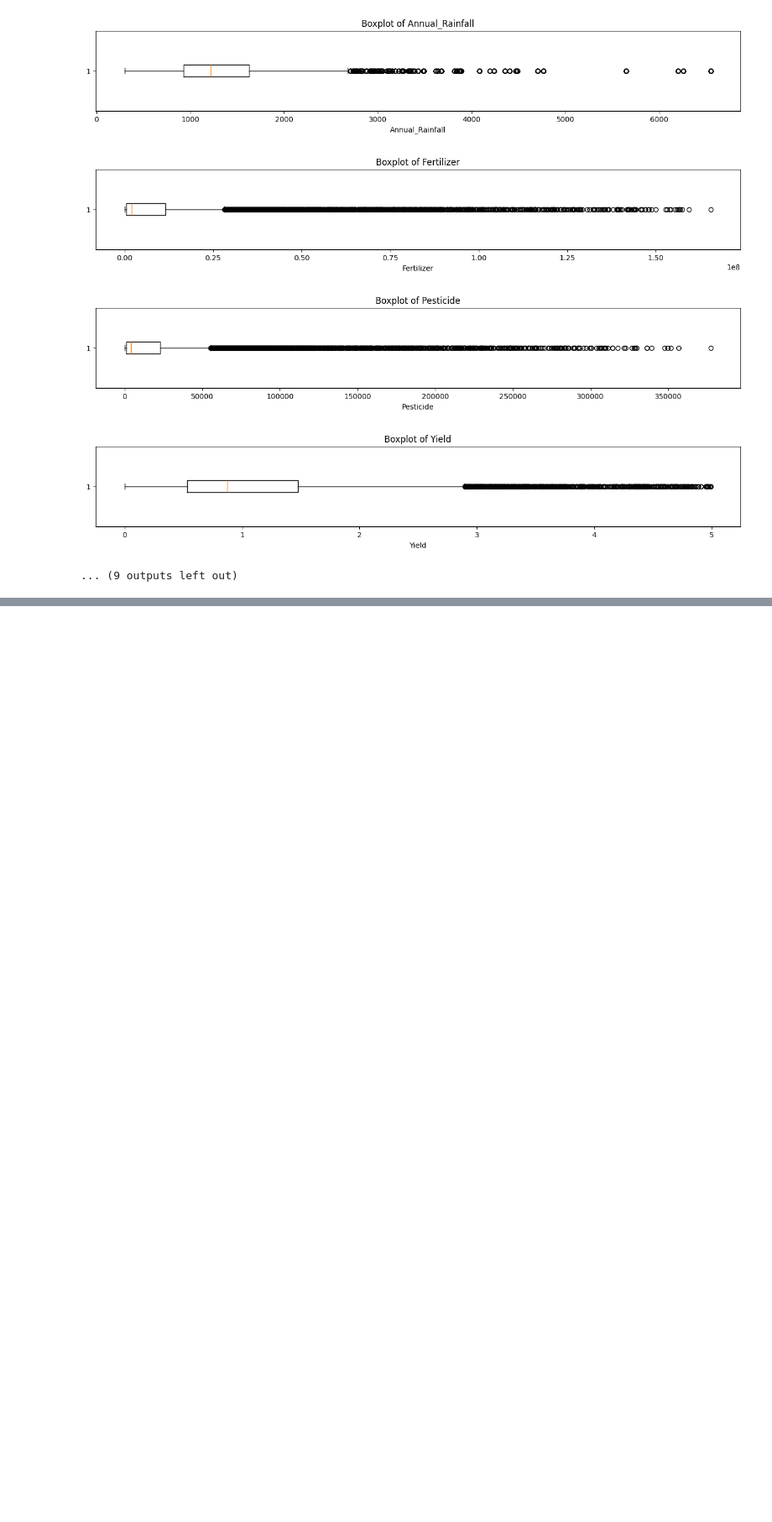
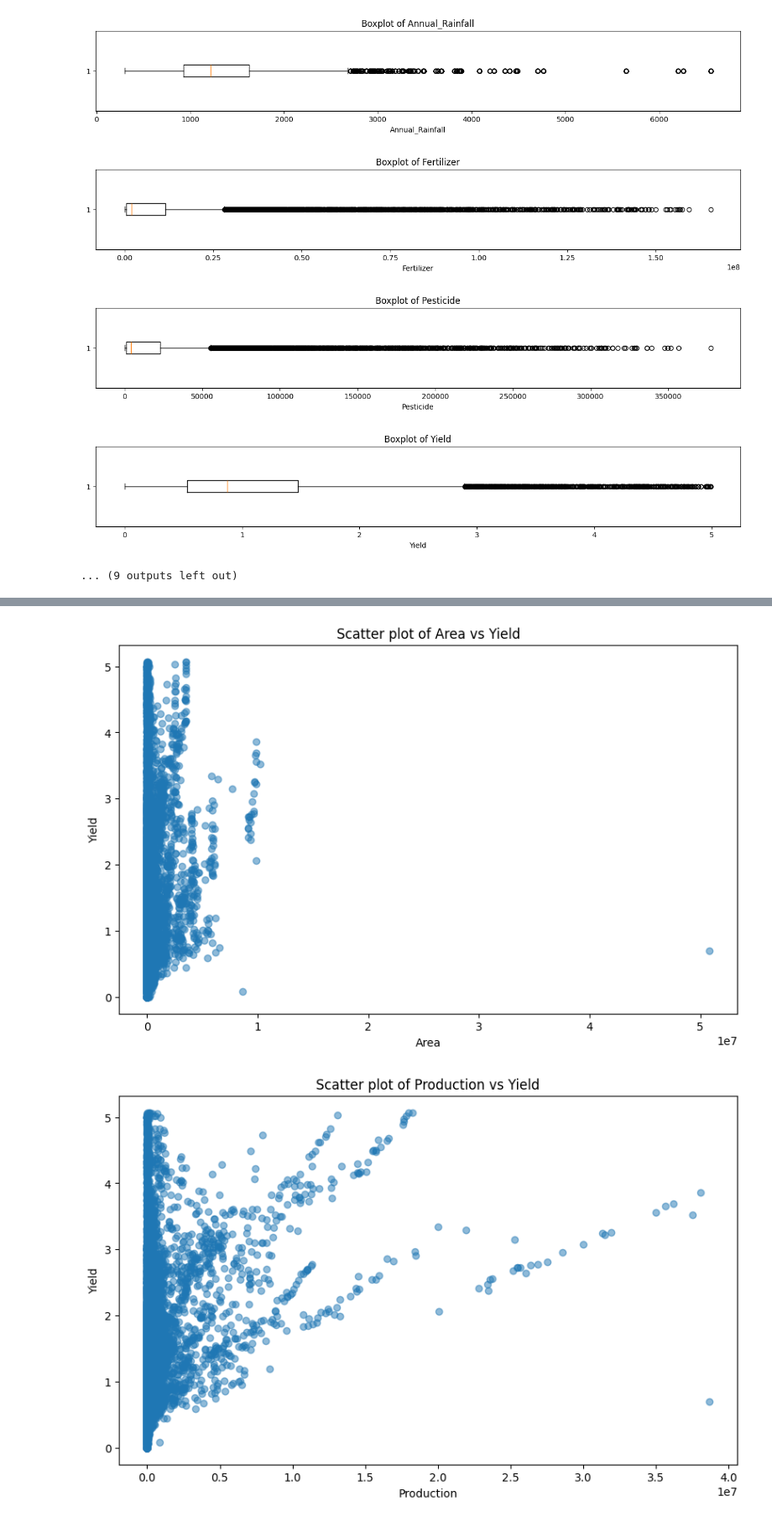
Before and after one commit to Abhay-Pratap-Singh-7/Probation-Project-25, a Jupyter notebook: Abhay_Pratap_Singh_Task_6/Main.ipynb, the cells around one changed output, grey strips where cells are left out. Shown at 84% size. Saved outputs shown, nothing was run; the diff lists cells and outputs as text; code cells hidden in the pictures; blank space fills up the shorter version.

```diff
--- a/Abhay_Pratap_Singh_Task_6/Main.ipynb
+++ b/Abhay_Pratap_Singh_Task_6/Main.ipynb
@@ -274,0 +328,45 @@ plt.show()
+# %%
+q1 = dfi['Yield'].quantile(0.25)
+q3 = dfi['Yield'].quantile(0.75)
+iqr = q3 - q1
+dfi = dfi[(dfi['Yield'] >= q1 - 1.5*iqr) & (df['Yield'] <= q3 + 1.5*iqr)]
+# %%
+for col in num_cols:
+    plt.figure(figsize=(10,6))
+    plt.scatter(dfi[col], dfi["Yield"], alpha=0.5)
+    plt.title(f"Scatter plot of {col} vs Yield")
+    plt.xlabel(col)
+    plt.ylabel("Yield")
+    plt.show()
+
+crop_yield = dfi.groupby("Crop")["Yield"].sum().sort_values(ascending=False).head(15)
+plt.figure(figsize=(10,6))
+plt.barh(crop_yield.index, crop_yield.values, color="green")
+plt.title("Top 15 Crops by Average Yield")
+plt.xlabel("Average Yield")
+plt.ylabel("Crop")
+plt.gca().invert_yaxis()
+plt.show()
+
+# State-wise total production (top 15)
+state_prod = dfi.groupby("State")["Production"].sum().sort_values(ascending=False).head(15)
+plt.figure(figsize=(10,6))
+plt.barh(state_prod.index, state_prod.values, color="orange")
+plt.title("Top 15 States by Total Production")
+plt.xlabel("Total Production")
+plt.ylabel("State")
+plt.gca().invert_yaxis()
+plt.show()
+
+# Yield trend over years
+year_yield = dfi.groupby("Crop_Year")["Yield"].sum()
+plt.figure(figsize=(10,6))
+plt.plot(year_yield.index, year_yield.values, marker="o", color="blue")
+plt.title("Average Yield Over Years")
+plt.xlabel("Year")
+plt.ylabel("Average Yield")
+plt.grid(True)
+plt.show()
+# %% [output]
+[figure, added]
+[figure, added]
```
Also changed, not shown: parts of 4 cells of this notebook, 4 other files.
